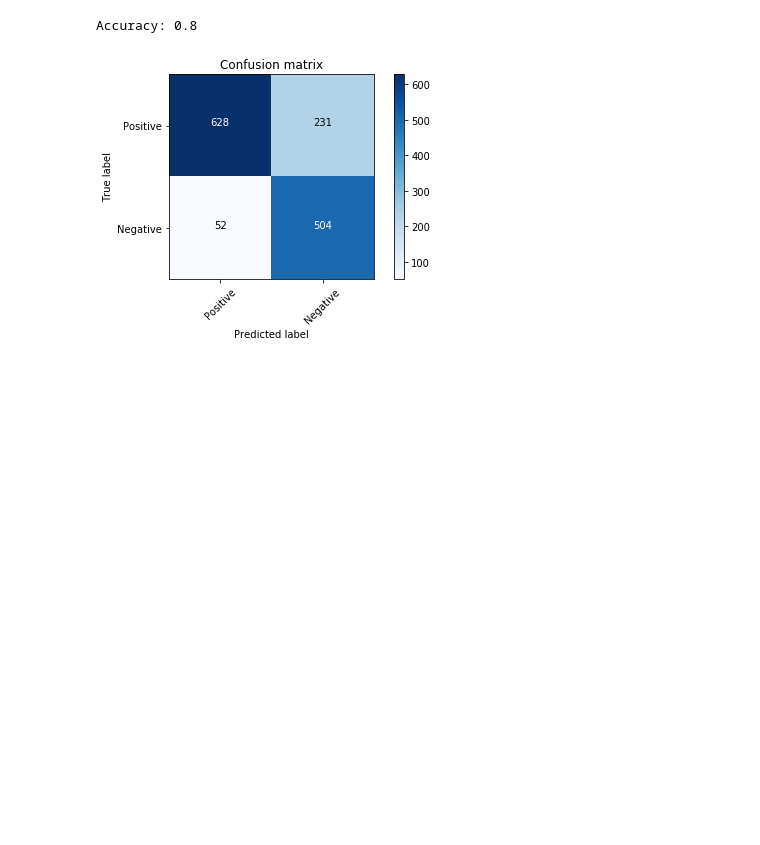
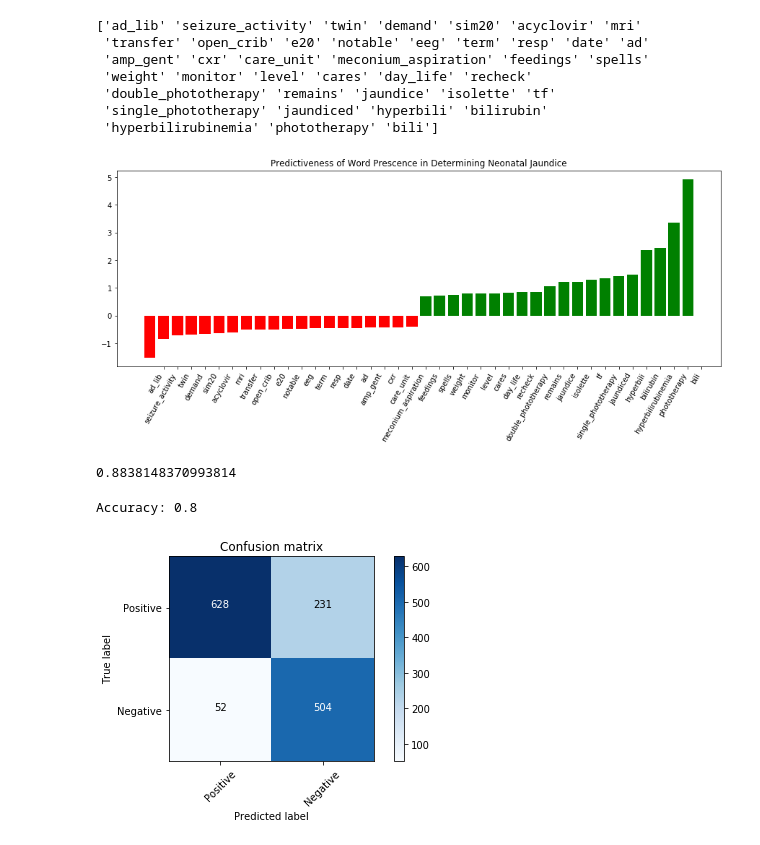
Before and after one commit to swerwath/neonatal_jaundice_coding, a Jupyter notebook: src/tfidf_train.ipynb, the cells around one changed output. Cells and saved outputs as stored; diff of their text form; code cells hidden in the pictures; blank space fills up the shorter version.

```diff
--- a/src/tfidf_train.ipynb
+++ b/src/tfidf_train.ipynb
@@ -69,3 +70,36 @@ Accuracy: 0.8855123674911661
+# %%
+def plot_coefficients(classifier, feature_names, top_features=20):
+    coef = classifier.coef_.ravel()
+    top_positive_coefficients = np.argsort(coef)[-top_features:]
+    top_negative_coefficients = np.argsort(coef)[:top_features]
+    top_coefficients = np.hstack([top_negative_coefficients, top_positive_coefficients])
+    # create plot
+    plt.figure(figsize=(15, 5))
+    colors = ['red' if c < 0 else 'green' for c in coef[top_coefficients]]
+    plt.bar(np.arange(2 * top_features), coef[top_coefficients], color=colors)
+    feature_names = np.array(feature_names)
+    plt.xticks(np.arange(1, 1 + 2 * top_features), feature_names[top_coefficients], rotation=60, ha='right')
+    print(feature_names[top_coefficients])
+    plt.title('Predictiveness of Word Prescence in Determining Neonatal Jaundice')
+    plt.savefig("predictiveness.png")
+    plt.show()
+
+plot_coefficients(classifier.named_steps['sgdclassifier'], classifier.named_steps['countvectorizer'].get_feature_names())
+# %% [output]
+['ad_lib' 'seizure_activity' 'twin' 'demand' 'sim20' 'acyclovir' 'mri'
+ 'transfer' 'open_crib' 'e20' 'notable' 'eeg' 'term' 'resp' 'date' 'ad'
+ 'amp_gent' 'cxr' 'care_unit' 'meconium_aspiration' 'feedings' 'spells'
+ 'weight' 'monitor' 'level' 'cares' 'day_life' 'recheck'
+ 'double_phototherapy' 'remains' 'jaundice' 'isolette' 'tf'
+ 'single_phototherapy' 'jaundiced' 'hyperbili' 'bilirubin'
+ 'hyperbilirubinemia' 'phototherapy' 'bili']
+[figure, added]
+# %%
+classifier = make_pipeline(CountVectorizer(), TfidfTransformer(), SGDClassifier(loss='hinge', penalty='l2', alpha=0.0005, max_iter=100))
+scores = cross_val_score(classifier, train_data + test_data, train_labels + test_labels, cv=10)
+scores.mean()
+# %% [output]
+0.8838148370993814
 # %%
 # Next, try k-Nearest Neighbors on TF-IDF vectors
 from sklearn.pipeline import Pipeline, make_pipeline
```
Also changed, not shown: parts of 5 cells of this notebook, 4 other files.
